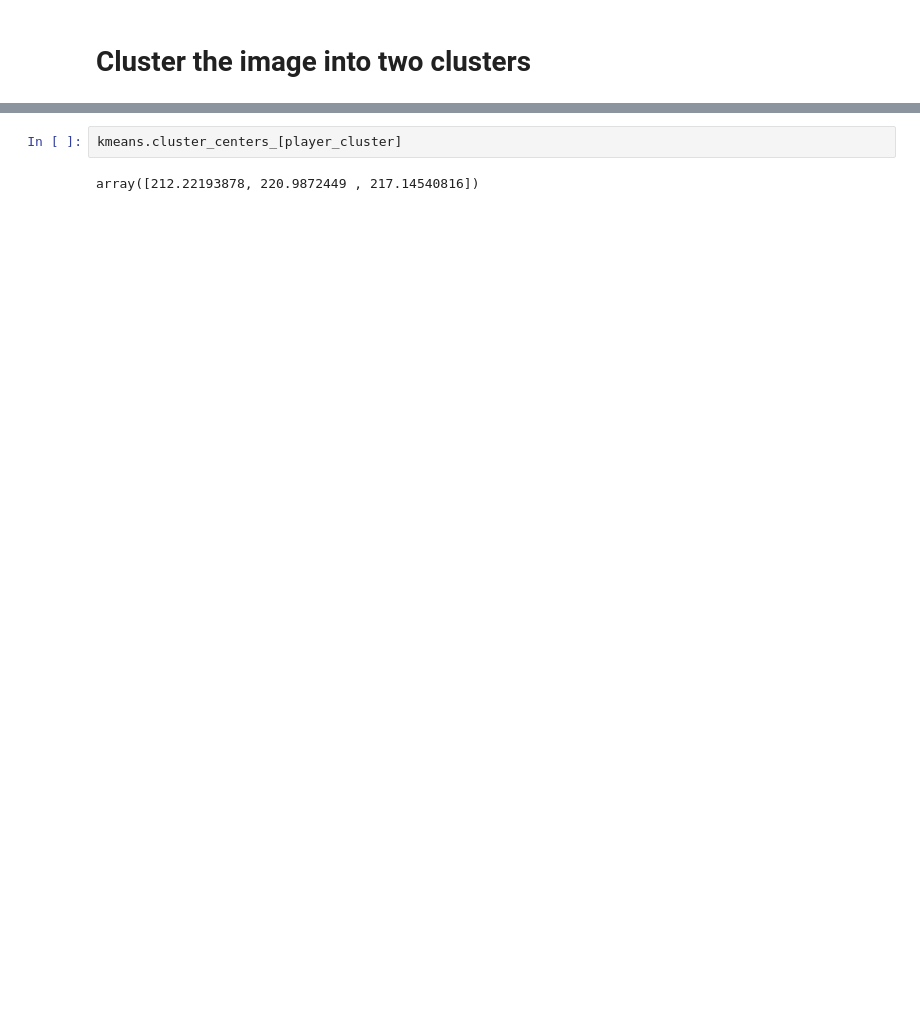
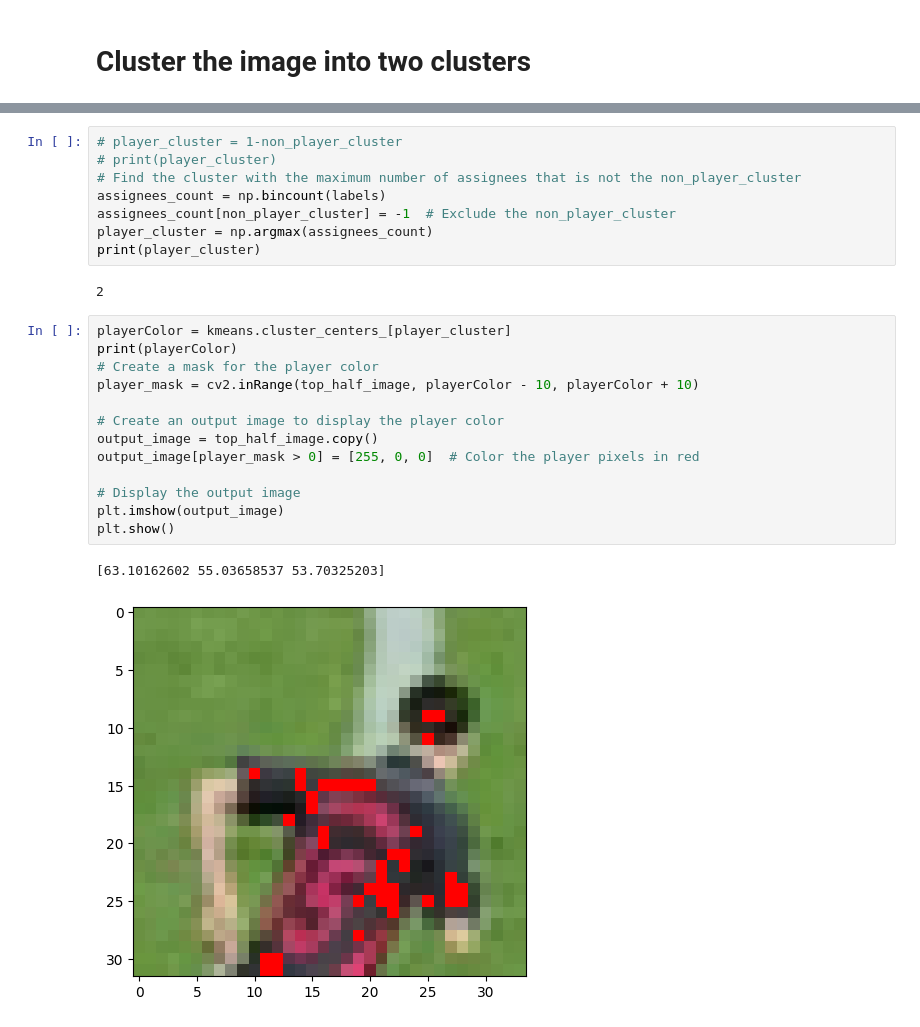
Before and after one commit to MohamedBadr-14/Computer_Vision_Fifa, a Jupyter notebook: development_and_analysis/color_assignement.ipynb, the cells around one changed output, grey strips where cells are left out. Saved outputs shown, nothing was run; the diff lists cells and outputs as text; blank space fills up the shorter version.

```diff
--- a/development_and_analysis/color_assignement.ipynb
+++ b/development_and_analysis/color_assignement.ipynb
@@ -56,4 +52,26 @@ print(player_cluster)
-# %%
-kmeans.cluster_centers_[player_cluster]
-# %% [output]
-array([212.22193878, 220.9872449 , 217.14540816])
+# %%
+# player_cluster = 1-non_player_cluster
+# print(player_cluster)
+# Find the cluster with the maximum number of assignees that is not the non_player_cluster
+assignees_count = np.bincount(labels)
+assignees_count[non_player_cluster] = -1  # Exclude the non_player_cluster
+player_cluster = np.argmax(assignees_count)
+print(player_cluster)
+# %% [output]
+2
+# %%
+playerColor = kmeans.cluster_centers_[player_cluster]
+print(playerColor)
+# Create a mask for the player color
+player_mask = cv2.inRange(top_half_image, playerColor - 10, playerColor + 10)
+
+# Create an output image to display the player color
+output_image = top_half_image.copy()
+output_image[player_mask > 0] = [255, 0, 0]  # Color the player pixels in red
+
+# Display the output image
+plt.imshow(output_image)
+plt.show()
+# %% [output]
+[63.10162602 55.03658537 53.70325203]
+[figure, added]
```
Also changed, not shown: parts of 8 cells of this notebook, 1 other file.
